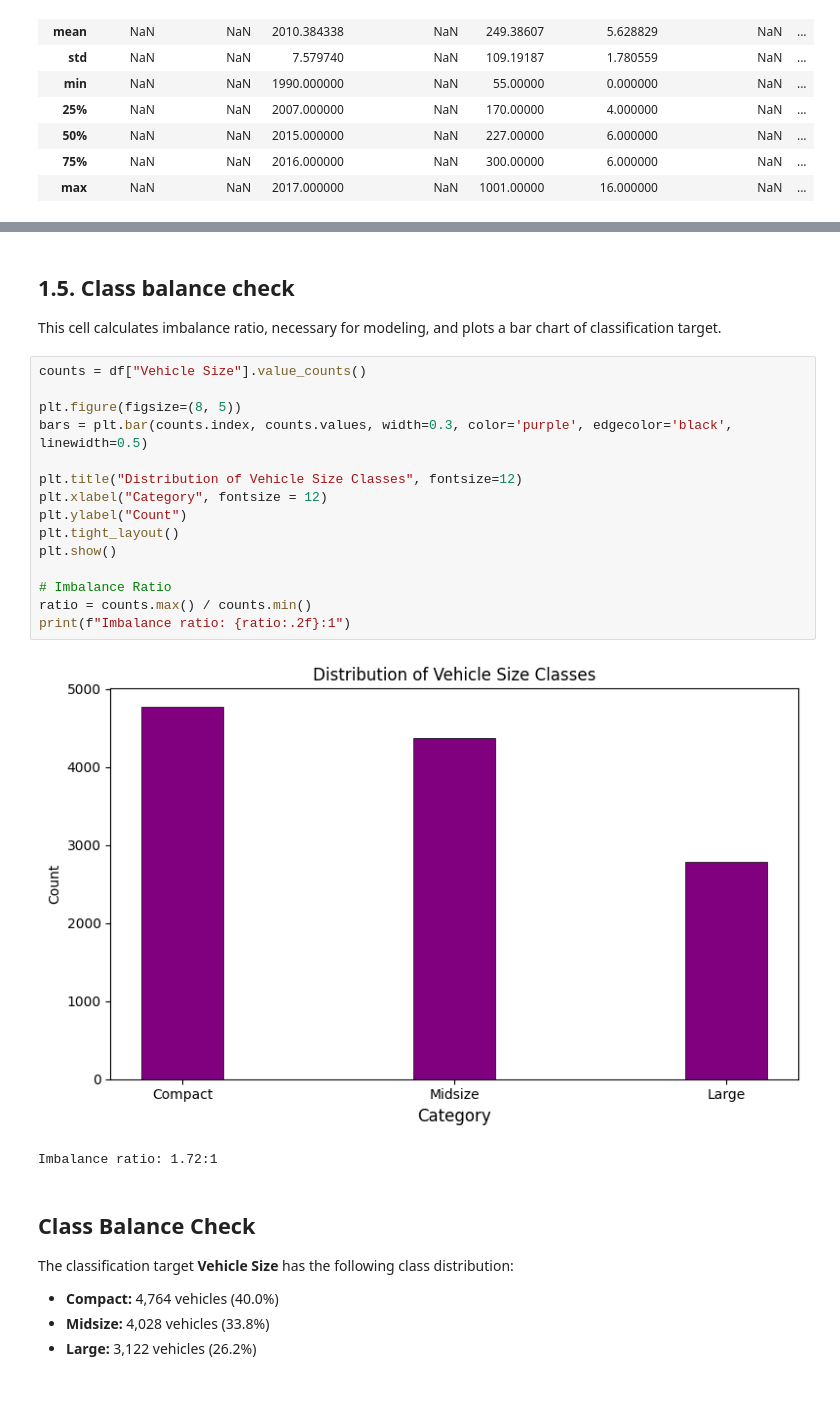
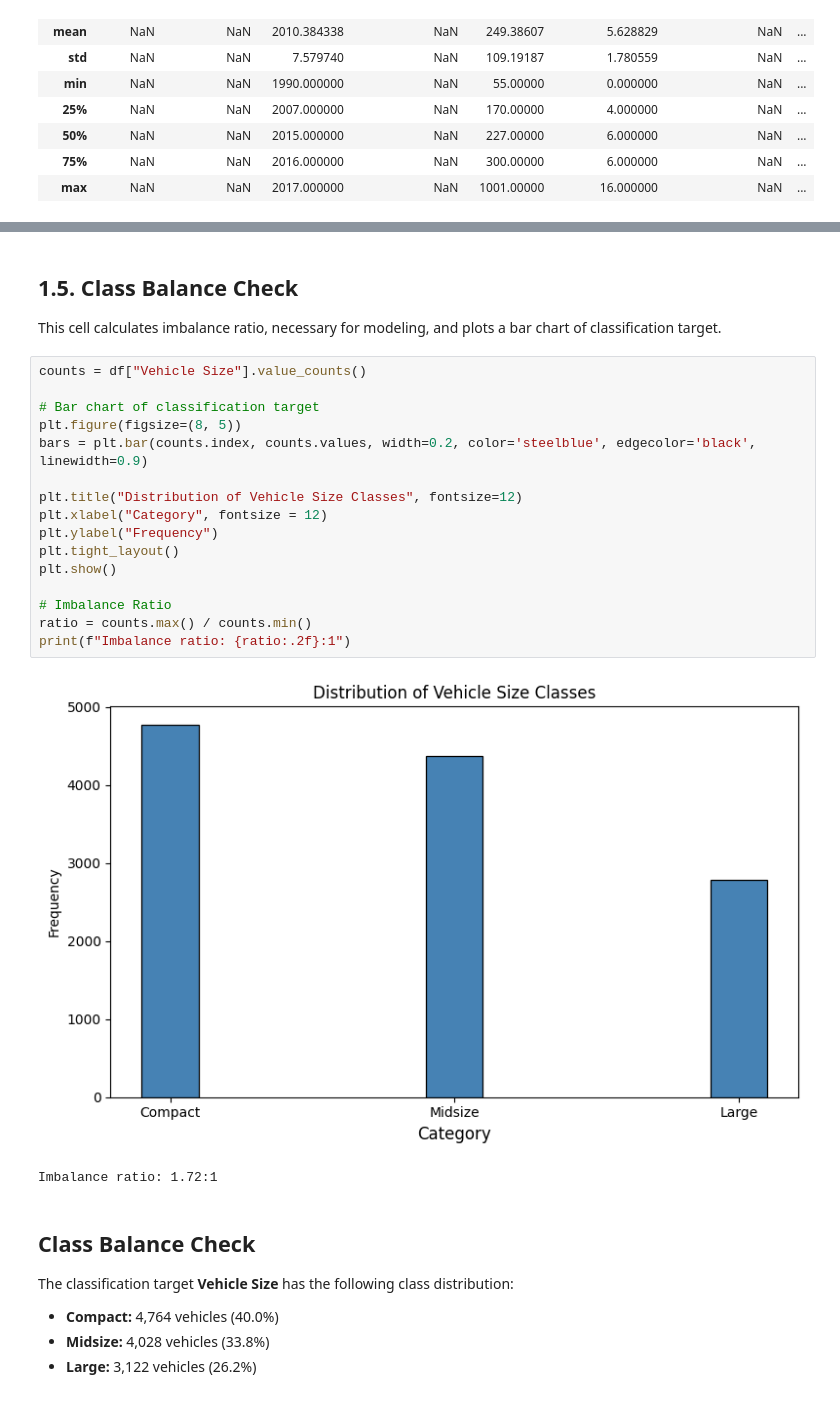
Before and after one commit to husnainalix77/automotive-price-predictor, a Jupyter notebook: notebook/automotice-price-analysis.ipynb, the cells around one changed output, grey strips where cells are left out. Drawn from its saved outputs; the diff is of its cells as text.

```diff
--- a/notebook/automotive-price-analysis.ipynb
+++ b/notebook/automotice-price-analysis.ipynb
@@ -151,26 +147,27 @@ in the dataset — no binning or derivation was required. The three classes
 represent physically meaningful size categories defined by the manufacturer,
 making this a valid and domain-justified classification target.
 # %% [markdown]
-## 1.5. Class balance check
+## 1.5. Class Balance Check
 
 This cell calculates imbalance ratio, necessary for modeling, and plots a bar chart of classification target.
 # %%
 counts = df["Vehicle Size"].value_counts()
 
+# Bar chart of classification target
 plt.figure(figsize=(8, 5))
-bars = plt.bar(counts.index, counts.values, width=0.3, color='purple', edgecolor='black', linewidth=0.5)
+bars = plt.bar(counts.index, counts.values, width=0.2, color='steelblue', edgecolor='black', linewidth=0.9)
 
 plt.title("Distribution of Vehicle Size Classes", fontsize=12)
 plt.xlabel("Category", fontsize = 12)
-plt.ylabel("Count")
+plt.ylabel("Frequency")
 plt.tight_layout()
 plt.show()
 
 # Imbalance Ratio
 ratio = counts.max() / counts.min()
 print(f"Imbalance ratio: {ratio:.2f}:1")
 # %% [output]
-[figure, old version]
+[figure, new version]
 Imbalance ratio: 1.72:1
 # %% [markdown]
 ## Class Balance Check
```
Also changed, not shown: parts of 26 cells of this notebook.
